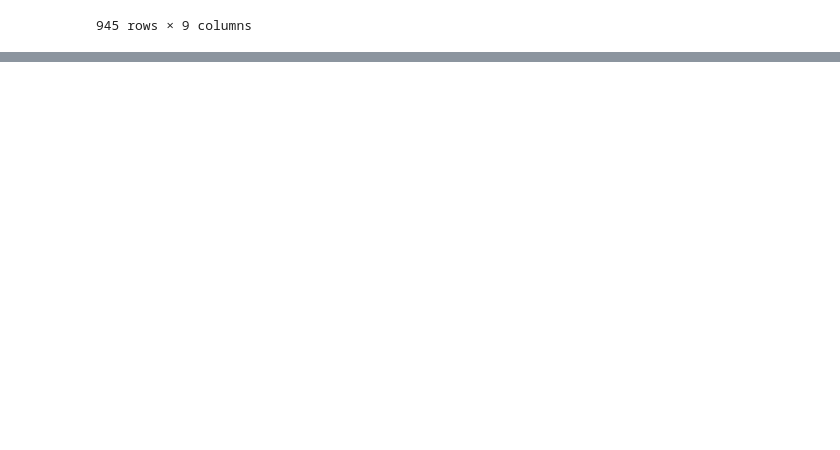
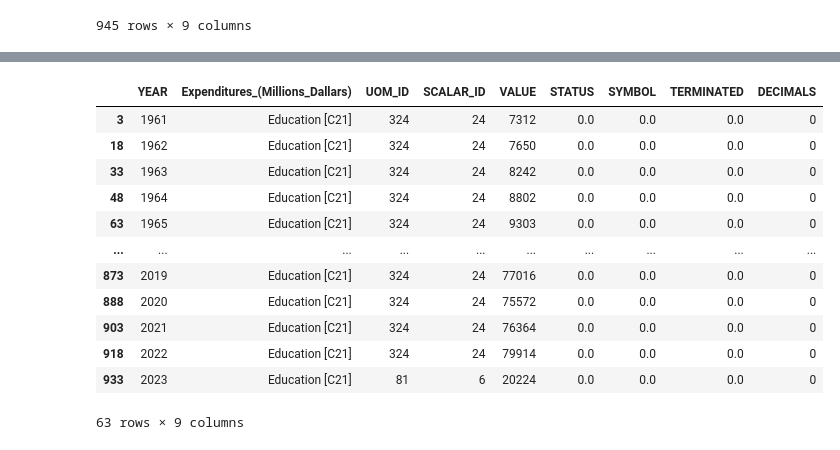
Before and after one commit to zRandgris/project1, a Jupyter notebook: TheProject.ipynb, the cells around one changed output, grey strips where cells are left out. Saved outputs shown, nothing was run; the diff lists cells and outputs as text; code cells hidden in the pictures; blank space fills up the shorter version.

```diff
--- a/TheProject.ipynb
+++ b/TheProject.ipynb
@@ -57,0 +381,18 @@ clean_df
+# %%
+#Education [C21]
+Expenses_C21  = rename_clean_df.loc[rename_clean_df["Expenditures_(Millions_Dallars)"] == "Education [C21]", ]
+Expenses_C21
+# %% [output]
+|  | YEAR | Expenditures_(Millions_Dallars) | UOM_ID | SCALAR_ID | VALUE | STATUS | SYMBOL | TERMINATED | DECIMALS |
+| 3 | 1961 | Education [C21] | 324 | 24 | 7312 | 0.0 | 0.0 | 0.0 | 0 |
+| 18 | 1962 | Education [C21] | 324 | 24 | 7650 | 0.0 | 0.0 | 0.0 | 0 |
+| 33 | 1963 | Education [C21] | 324 | 24 | 8242 | 0.0 | 0.0 | 0.0 | 0 |
+| 48 | 1964 | Education [C21] | 324 | 24 | 8802 | 0.0 | 0.0 | 0.0 | 0 |
+| 63 | 1965 | Education [C21] | 324 | 24 | 9303 | 0.0 | 0.0 | 0.0 | 0 |
+| ... | ... | ... | ... | ... | ... | ... | ... | ... | ... |
+| 873 | 2019 | Education [C21] | 324 | 24 | 77016 | 0.0 | 0.0 | 0.0 | 0 |
+| 888 | 2020 | Education [C21] | 324 | 24 | 75572 | 0.0 | 0.0 | 0.0 | 0 |
+| 903 | 2021 | Education [C21] | 324 | 24 | 76364 | 0.0 | 0.0 | 0.0 | 0 |
+| 918 | 2022 | Education [C21] | 324 | 24 | 79914 | 0.0 | 0.0 | 0.0 | 0 |
+| 933 | 2023 | Education [C21] | 81 | 6 | 20224 | 0.0 | 0.0 | 0.0 | 0 |
+63 rows × 9 columns
```
Also changed, not shown: parts of 61 cells of this notebook, 15 other files.
